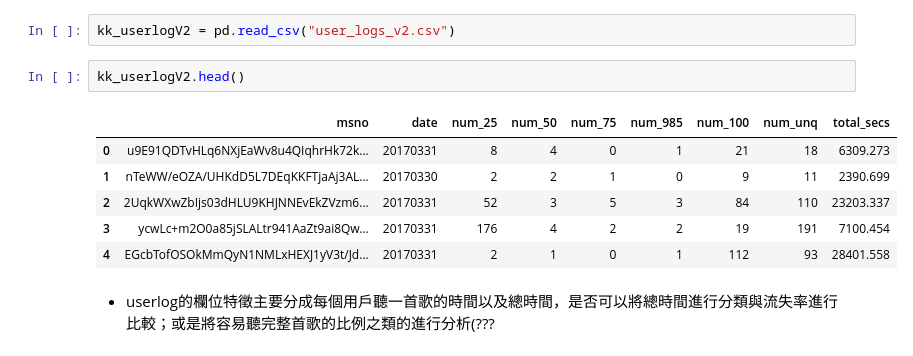
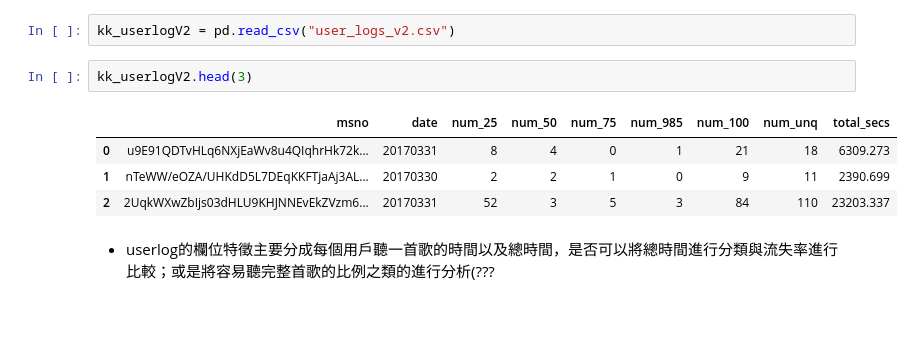
Before and after one commit to imiKao/KKBoxProject_for_TcfstCourse, a Jupyter notebook: KKboxAnalysis_特徵工程.ipynb, the cells around one changed output. Cells and saved outputs as stored; diff of their text form; blank space fills up the shorter version.

```diff
--- a/KKboxAnalysis_特徵工程.ipynb
+++ b/KKboxAnalysis_特徵工程.ipynb
@@ -502,14 +373,12 @@ chunk
 # %%
 kk_userlogV2 = pd.read_csv("user_logs_v2.csv")
 # %%
-kk_userlogV2.head()
+kk_userlogV2.head(3)
 # %% [output]
 |  | msno | date | num_25 | num_50 | num_75 | num_985 | num_100 | num_unq | total_secs |
 | 0 | u9E91QDTvHLq6NXjEaWv8u4QIqhrHk72k... | 20170331 | 8 | 4 | 0 | 1 | 21 | 18 | 6309.273 |
 | 1 | nTeWW/eOZA/UHKdD5L7DEqKKFTjaAj3AL... | 20170330 | 2 | 2 | 1 | 0 | 9 | 11 | 2390.699 |
 | 2 | 2UqkWXwZbIjs03dHLU9KHJNNEvEkZVzm6... | 20170331 | 52 | 3 | 5 | 3 | 84 | 110 | 23203.337 |
-| 3 | ycwLc+m2O0a85jSLALtr941AaZt9ai8Qw... | 20170331 | 176 | 4 | 2 | 2 | 19 | 191 | 7100.454 |
-| 4 | EGcbTofOSOkMmQyN1NMLxHEXJ1yV3t/Jd... | 20170331 | 2 | 1 | 0 | 1 | 112 | 93 | 28401.558 |
 # %% [markdown]
 * userlog的欄位特徵主要分成每個用戶聽一首歌的時間以及總時間，是否可以將總時間進行分類與流失率進行比較；或是將容易聽完整首歌的比例之類的進行分析(???
 # %% [markdown]
```
Also changed, not shown: parts of 121 cells of this notebook.
